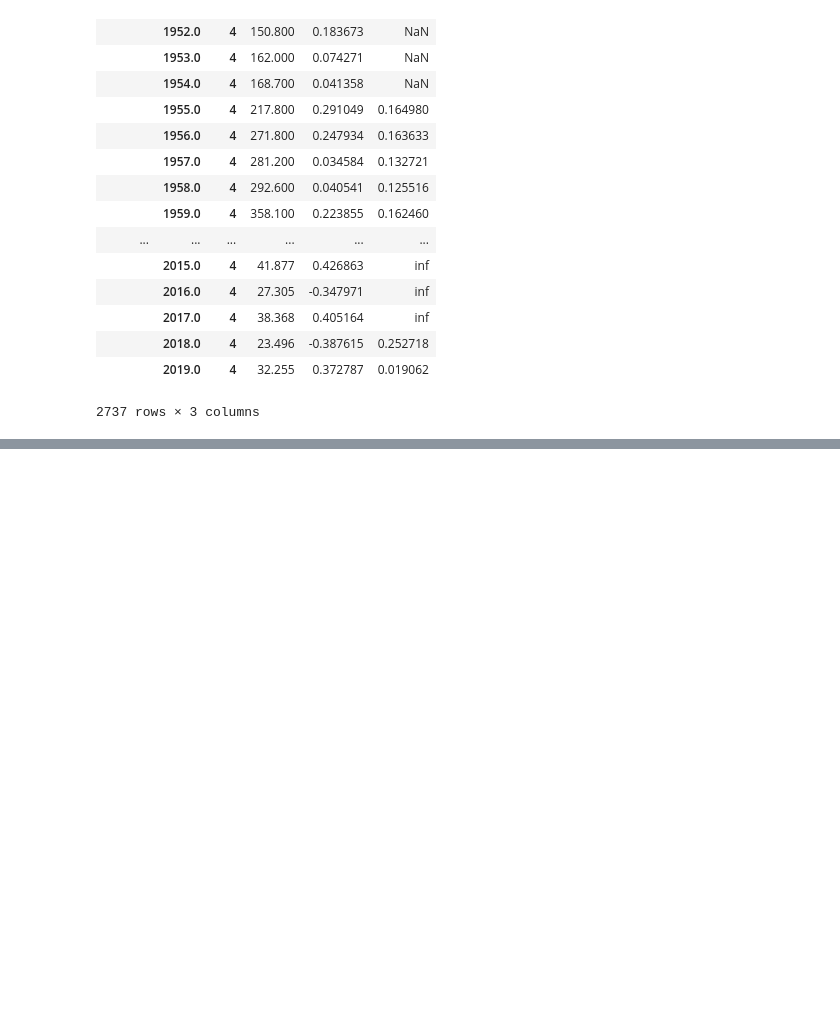
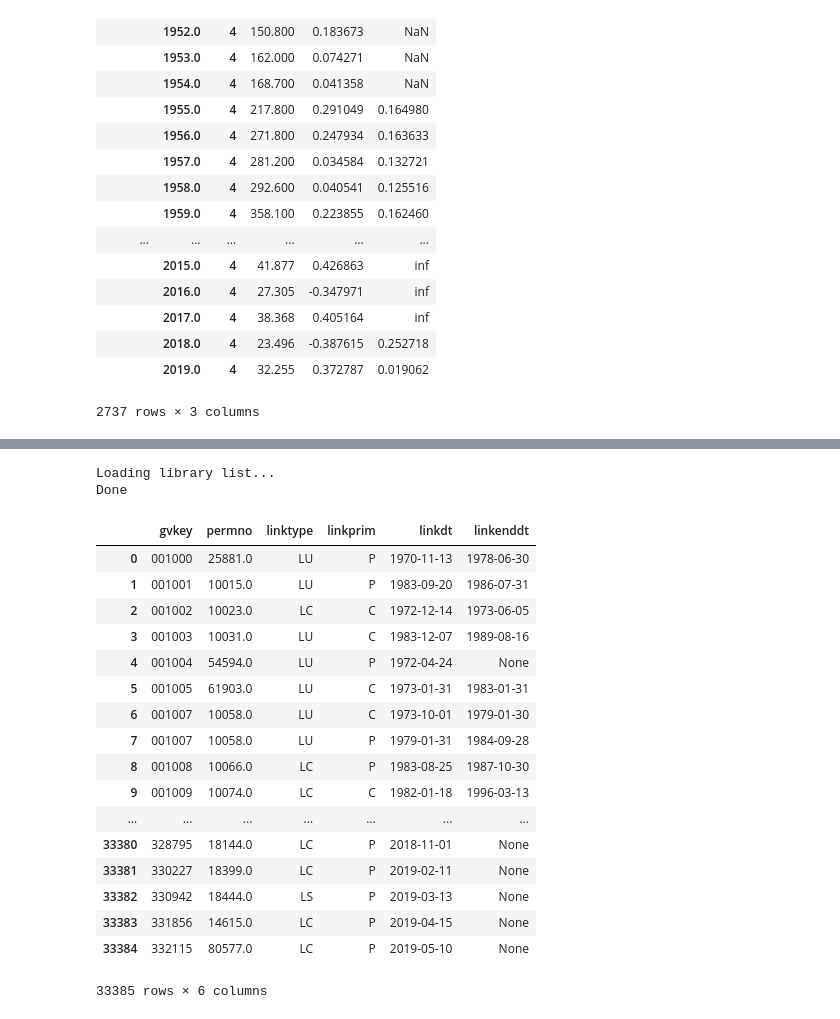
Before and after one commit to Alan-Yanlong-Guo/ml_val, a Jupyter notebook: runn.ipynb, the cells around one changed output, grey strips where cells are left out. Saved outputs shown, nothing was run; the diff lists cells and outputs as text; code cells hidden in the pictures; blank space fills up the shorter version.

```diff
--- a/runn.ipynb
+++ b/runn.ipynb
@@ -73,0 +106,10 @@ def horizon(y_ay, y_qy, y_qq, y_my, y_mm, dy, dq):
+# %%
+import pandas as pd
+import wrds
+import os
+conn = wrds.Connection(wrds_username='dachxiu')
+
+DATA_FOLDER = '/Users/mingyu/Desktop/data'
+TOOLS_FOLDER = '/Users/mingyu/Desktop/ml_val/tools'
+ccm = pd.read_pickle(os.path.join(TOOLS_FOLDER, 'ccm.pkl'))
+groups = sorted(list(set([str(_)[:2] for _ in ccm['permno']])))
@@ -73,0 +165,11 @@ def horizon(y_ay, y_qy, y_qq, y_my, y_mm, dy, dq):
+# %%
+indexer = 'permno'
+ccm_raw = pd.read_pickle(os.path.join(TOOLS_FOLDER, 'ccm_raw.pkl'))
+assert indexer in ['permno', 'gvkey'], 'Invalid Indexer Type'
+indexer_ = 'gvkey' if indexer == 'permno' else 'permno'
+indexer_filter = []
+
+for permno in ccm_raw[indexer]:
+    if len(set(ccm_raw[ccm_raw[indexer] == permno][indexer_])) == 1:
+        indexer_filter.append(permno)
+ccm = ccm_raw.loc[ccm_raw[indexer].isin(indexer_filter)]
@@ -73,0 +178,7 @@ def horizon(y_ay, y_qy, y_qq, y_my, y_mm, dy, dq):
+# %%
+import pandas as pd
+import os
+DATA_FOLDER = '/Users/mingyu/Desktop/data'
+TOOLS_FOLDER = '/Users/mingyu/Desktop/ml_val/tools'
+ccm = pd.read_pickle(os.path.join(TOOLS_FOLDER, 'ccm.pkl'))
+ccm
@@ -73,0 +209,6 @@ def horizon(y_ay, y_qy, y_qq, y_my, y_mm, dy, dq):
+# %%
+gvkeys = []
+for permno in permnos:
+    gvkey = set(ccm.loc[ccm['permno'] == permno]['gvkey'])
+    gvkeys.append(gvkey)
+gvkeys = tuple(gvkeys)
@@ -73,0 +244,32 @@ def horizon(y_ay, y_qy, y_qq, y_my, y_mm, dy, dq):
+# %%
+import wrds
+import pandas as pd
+conn = wrds.Connection(wrds_username='dachxiu')
+ccm = conn.raw_sql(f"""
+                   select gvkey, lpermno as permno, linktype, linkprim, linkdt, linkenddt
+                   from crsp.ccmxpf_linktable
+                   where substr(linktype,1,1)='L'
+                   and linkprim in ('P', 'C')
+                   """)
+ccm
+# %% [output]
+Loading library list...
+Done
+|  | gvkey | permno | linktype | linkprim | linkdt | linkenddt |
+| 0 | 001000 | 25881.0 | LU | P | 1970-11-13 | 1978-06-30 |
+| 1 | 001001 | 10015.0 | LU | P | 1983-09-20 | 1986-07-31 |
+| 2 | 001002 | 10023.0 | LC | C | 1972-12-14 | 1973-06-05 |
+| 3 | 001003 | 10031.0 | LU | C | 1983-12-07 | 1989-08-16 |
+| 4 | 001004 | 54594.0 | LU | P | 1972-04-24 | None |
+| 5 | 001005 | 61903.0 | LU | C | 1973-01-31 | 1983-01-31 |
+| 6 | 001007 | 10058.0 | LU | C | 1973-10-01 | 1979-01-30 |
+| 7 | 001007 | 10058.0 | LU | P | 1979-01-31 | 1984-09-28 |
+| 8 | 001008 | 10066.0 | LC | P | 1983-08-25 | 1987-10-30 |
+| 9 | 001009 | 10074.0 | LC | C | 1982-01-18 | 1996-03-13 |
+| ... | ... | ... | ... | ... | ... | ... |
+| 33380 | 328795 | 18144.0 | LC | P | 2018-11-01 | None |
+| 33381 | 330227 | 18399.0 | LC | P | 2019-02-11 | None |
+| 33382 | 330942 | 18444.0 | LS | P | 2019-03-13 | None |
+| 33383 | 331856 | 14615.0 | LC | P | 2019-04-15 | None |
+| 33384 | 332115 | 80577.0 | LC | P | 2019-05-10 | None |
+33385 rows × 6 columns
```
Also changed, not shown: parts of 16 cells of this notebook, 3 other files.
